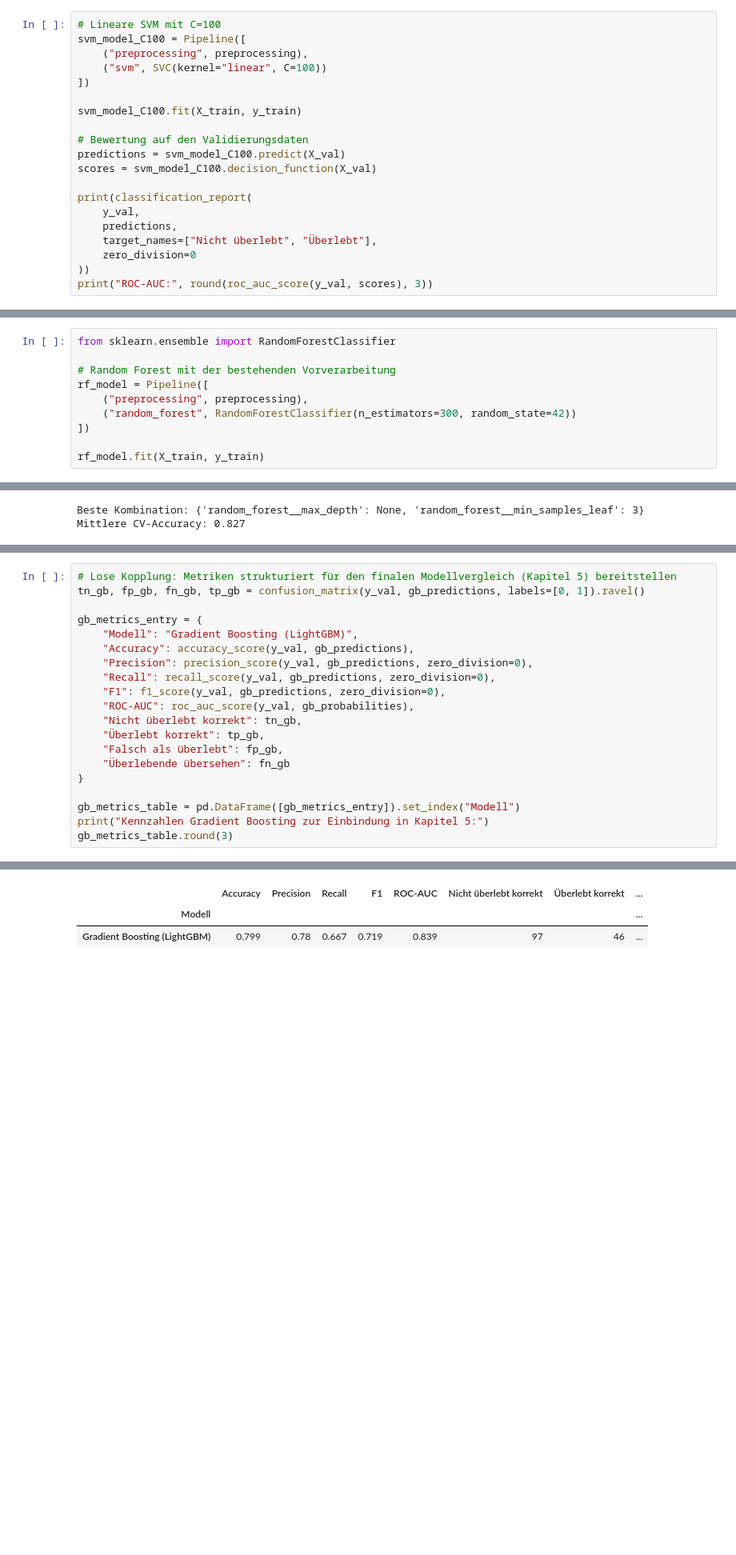
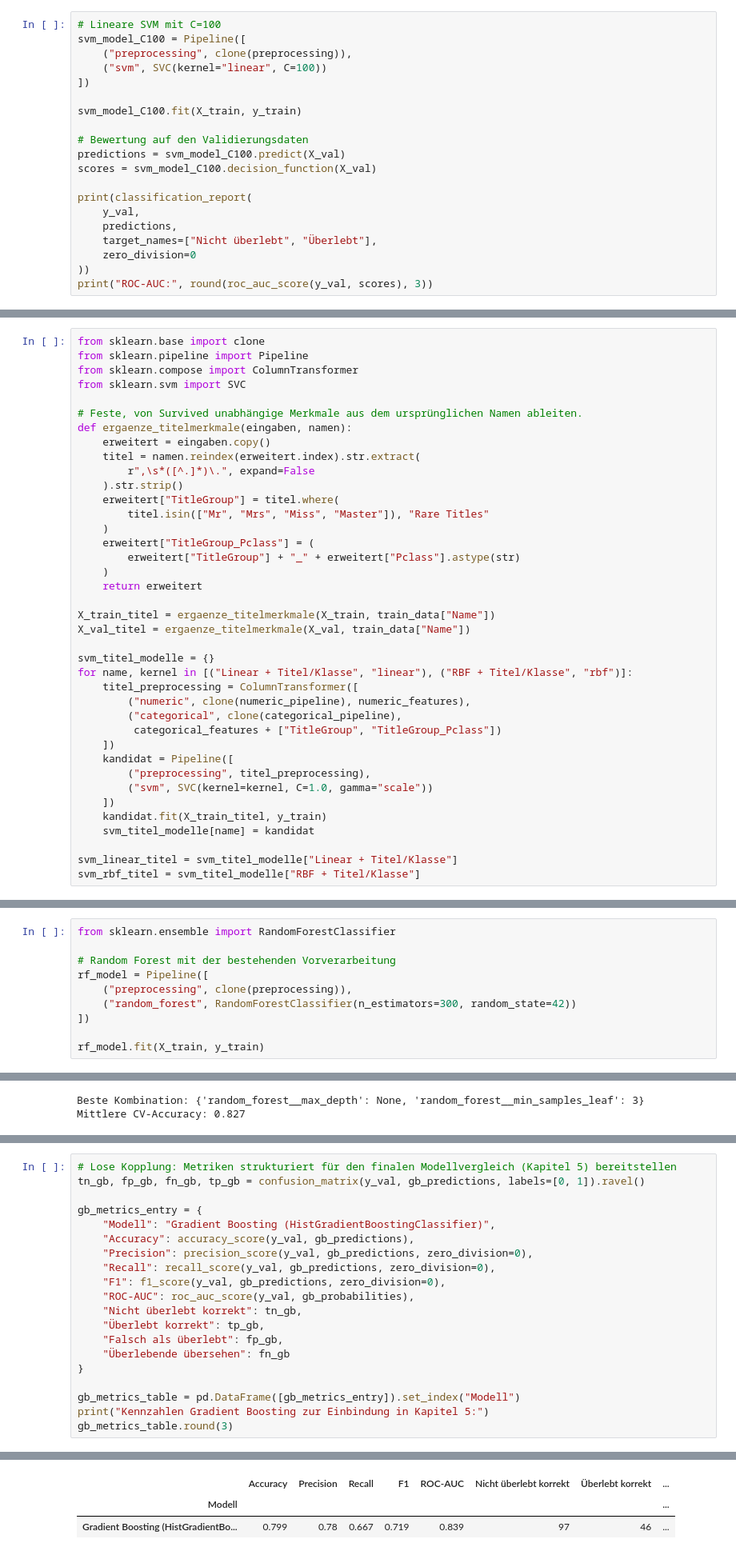
Before and after one commit to dhubmann/titanic, a Jupyter notebook: titanic.ipynb, the cells around one changed output, grey strips where cells are left out. Shown at 80% size. Saved outputs shown, nothing was run; the diff lists cells and outputs as text; blank space fills up the shorter version.

```diff
--- a/titanic.ipynb
+++ b/titanic.ipynb
@@ -1307,7 +1407,7 @@ ROC-AUC: 0.836
 # %%
 # Lineare SVM mit C=100
 svm_model_C100 = Pipeline([
-    ("preprocessing", preprocessing),
+    ("preprocessing", clone(preprocessing)),
     ("svm", SVC(kernel="linear", C=100))
 ])
 
@@ -1820,0 +1933,39 @@ Das Modell erkennt Nichtüberlebende insgesamt gut, scheint aber Schwierigkeiten
+# %%
+from sklearn.base import clone
+from sklearn.pipeline import Pipeline
+from sklearn.compose import ColumnTransformer
+from sklearn.svm import SVC
+
+# Feste, von Survived unabhängige Merkmale aus dem ursprünglichen Namen ableiten.
+def ergaenze_titelmerkmale(eingaben, namen):
+    erweitert = eingaben.copy()
+    titel = namen.reindex(erweitert.index).str.extract(
+        r",\s*([^.]*)\.", expand=False
+    ).str.strip()
+    erweitert["TitleGroup"] = titel.where(
+        titel.isin(["Mr", "Mrs", "Miss", "Master"]), "Rare Titles"
+    )
+    erweitert["TitleGroup_Pclass"] = (
+        erweitert["TitleGroup"] + "_" + erweitert["Pclass"].astype(str)
+    )
+    return erweitert
+
+X_train_titel = ergaenze_titelmerkmale(X_train, train_data["Name"])
+X_val_titel = ergaenze_titelmerkmale(X_val, train_data["Name"])
+
+svm_titel_modelle = {}
+for name, kernel in [("Linear + Titel/Klasse", "linear"), ("RBF + Titel/Klasse", "rbf")]:
+    titel_preprocessing = ColumnTransformer([
+        ("numeric", clone(numeric_pipeline), numeric_features),
+        ("categorical", clone(categorical_pipeline),
+         categorical_features + ["TitleGroup", "TitleGroup_Pclass"])
+    ])
+    kandidat = Pipeline([
+        ("preprocessing", titel_preprocessing),
+        ("svm", SVC(kernel=kernel, C=1.0, gamma="scale"))
+    ])
+    kandidat.fit(X_train_titel, y_train)
+    svm_titel_modelle[name] = kandidat
+
+svm_linear_titel = svm_titel_modelle["Linear + Titel/Klasse"]
+svm_rbf_titel = svm_titel_modelle["RBF + Titel/Klasse"]
@@ -1835,7 +2046,7 @@ from sklearn.ensemble import RandomForestClassifier
 
 # Random Forest mit der bestehenden Vorverarbeitung
 rf_model = Pipeline([
-    ("preprocessing", preprocessing),
+    ("preprocessing", clone(preprocessing)),
     ("random_forest", RandomForestClassifier(n_estimators=300, random_state=42))
 ])
 
@@ -2270,28 +2481,28 @@ Erste 10 Vorhersagen:
 # %%
 # Lose Kopplung: Metriken strukturiert für den finalen Modellvergleich (Kapitel 5) bereitstellen
 tn_gb, fp_gb, fn_gb, tp_gb = confusion_matrix(y_val, gb_predictions, labels=[0, 1]).ravel()
 
 gb_metrics_entry = {
-    "Modell": "Gradient Boosting (LightGBM)",
+    "Modell": "Gradient Boosting (HistGradientBoostingClassifier)",
     "Accuracy": accuracy_score(y_val, gb_predictions),
     "Precision": precision_score(y_val, gb_predictions, zero_division=0),
     "Recall": recall_score(y_val, gb_predictions, zero_division=0),
     "F1": f1_score(y_val, gb_predictions, zero_division=0),
     "ROC-AUC": roc_auc_score(y_val, gb_probabilities),
     "Nicht überlebt korrekt": tn_gb,
     "Überlebt korrekt": tp_gb,
     "Falsch als überlebt": fp_gb,
     "Überlebende übersehen": fn_gb
 }
 
 gb_metrics_table = pd.DataFrame([gb_metrics_entry]).set_index("Modell")
 print("Kennzahlen Gradient Boosting zur Einbindung in Kapitel 5:")
 gb_metrics_table.round(3)
 # %% [output]
 Kennzahlen Gradient Boosting zur Einbindung in Kapitel 5:
 |  | Accuracy | Precision | Recall | F1 | ROC-AUC | Nicht überlebt korrekt | Überlebt korrekt | ... |
 | Modell |  |  |  |  |  |  |  | ... |
-| Gradient Boosting (LightGBM) | 0.799 | 0.78 | 0.667 | 0.719 | 0.839 | 97 | 46 | ... |
+| Gradient Boosting (HistGradientBo... | 0.799 | 0.78 | 0.667 | 0.719 | 0.839 | 97 | 46 | ... |
 # %% [markdown]
 ## 5 Evaluation
 
```
Also changed, not shown: parts of 18 cells of this notebook.
